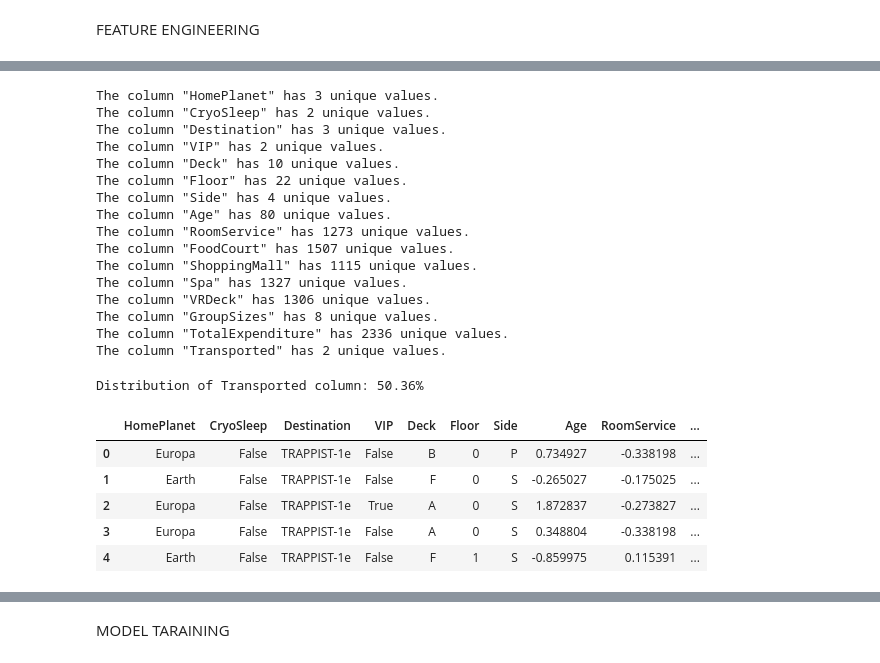
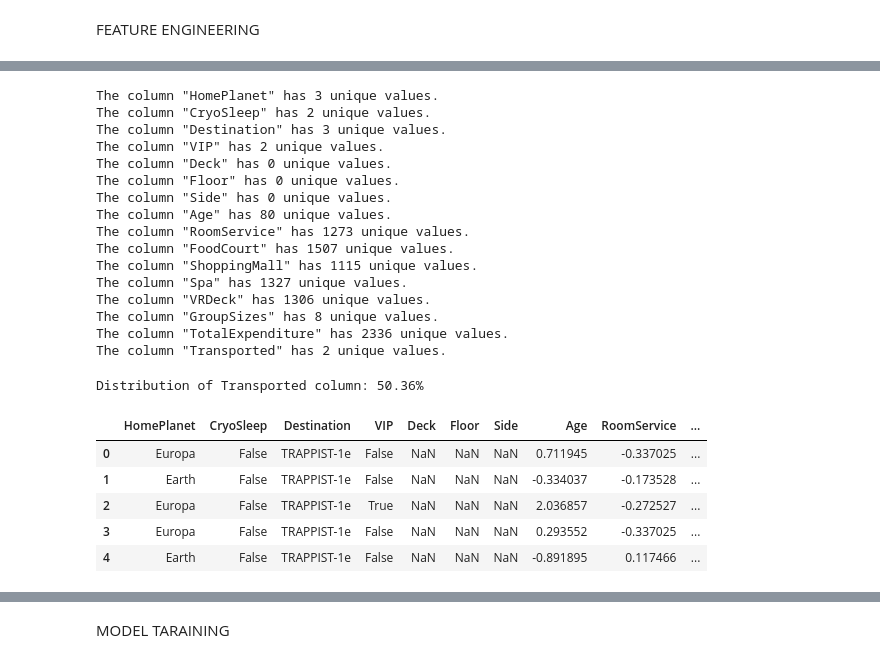
Before and after one commit to RMDS-GroupProject/spaceship_titanic, a Jupyter notebook: test.ipynb, the cells around one changed output, grey strips where cells are left out. Drawn from its saved outputs; the diff is of its cells as text; code cells hidden in the pictures.

```diff
--- a/test.ipynb
+++ b/test.ipynb
@@ -353,0 +362,5 @@ data.head()
+# %%
+test_data = pd.read_csv("Data/test.csv")
+
+imputed_test_data = impute_and_feature_eng(test_data,'bfill', test=True)
+imputed_test_data
@@ -457,8 +418,8 @@ data.head()
 # %%
 #We will now move Deck, Floor, and Side to be before all the numerical features in the data
-numeric_features = data.select_dtypes(include=['int64', 'float64']).columns
+numeric_features = imputed_data.select_dtypes(include=['int64', 'float64']).columns
 new_cols_order = ['HomePlanet','CryoSleep','Destination', 'VIP', 'Deck', 'Floor', 'Side'] + numeric_features.tolist() + ['Transported']
-data = data.reindex(columns=new_cols_order)
-data.head()
+imputed_data = data.reindex(columns=new_cols_order)
+imputed_data.head()
 # %% [output]
 |  | HomePlanet | CryoSleep | Destination | VIP | Deck | Floor | Side | Age | RoomService | ... |
@@ -470,12 +431,12 @@ data.head()
 # %%
 #Change columns to correct dtype
-for colName in data.columns:
+for colName in imputed_data.columns:
     if colName in numeric_features:
         next
     else:
-        data[colName] = data[colName].astype('category')
+        imputed_data[colName] = imputed_data[colName].astype('category')
 
-data.dtypes
+imputed_data.dtypes
 # %% [output]
 HomePlanet          category
 CryoSleep           category
@@ -535,15 +485,15 @@ data.head()
 # %%
 #Let's see how many unique values each column has
-for i in data.columns:
-  print(f'The column "{i}" has {len(data[i].value_counts())} unique values.')
+for i in imputed_data.columns:
+  print(f'The column "{i}" has {len(imputed_data[i].value_counts())} unique values.')
 # %% [output]
 The column "HomePlanet" has 3 unique values.
 The column "CryoSleep" has 2 unique values.
 The column "Destination" has 3 unique values.
 The column "VIP" has 2 unique values.
-The column "Deck" has 10 unique values.
-The column "Floor" has 22 unique values.
-The column "Side" has 4 unique values.
+The column "Deck" has 0 unique values.
+The column "Floor" has 0 unique values.
+The column "Side" has 0 unique values.
 The column "Age" has 80 unique values.
 The column "RoomService" has 1273 unique values.
 The column "FoodCourt" has 1507 unique values.
@@ -554,6 +504,6 @@ The column "GroupSizes" has 8 unique values.
 The column "TotalExpenditure" has 2336 unique values.
 The column "Transported" has 2 unique values.
 # %%
-data['Transported'] = data['Transported'].astype(int)
+imputed_data['Transported'] = imputed_data['Transported'].astype(int)
 # %%
 #Let's see the distribution of our Transported column
@@ -563,16 +513,18 @@ Distribution of Transported column: 50.36%
 # %%
 #We need to standardize the features: Age, RoomService, FoodCourt, ShoppingMall, Spa, VRDeck, and TotalExpenditure
 from sklearn.preprocessing import StandardScaler
 sc = StandardScaler()
-data[numeric_features] = sc.fit_transform(data[numeric_features])
-data.head()
+
+imputed_data[numeric_features] = sc.fit_transform(imputed_data[numeric_features])
+imputed_test_data[numeric_features] = sc.fit_transform(imputed_test_data[numeric_features])
+imputed_data.head()
 # %% [output]
 |  | HomePlanet | CryoSleep | Destination | VIP | Deck | Floor | Side | Age | RoomService | ... |
-| 0 | Europa | False | TRAPPIST-1e | False | B | 0 | P | 0.734927 | -0.338198 | ... |
-| 1 | Earth | False | TRAPPIST-1e | False | F | 0 | S | -0.265027 | -0.175025 | ... |
-| 2 | Europa | False | TRAPPIST-1e | True | A | 0 | S | 1.872837 | -0.273827 | ... |
-| 3 | Europa | False | TRAPPIST-1e | False | A | 0 | S | 0.348804 | -0.338198 | ... |
-| 4 | Earth | False | TRAPPIST-1e | False | F | 1 | S | -0.859975 | 0.115391 | ... |
+| 0 | Europa | False | TRAPPIST-1e | False | NaN | NaN | NaN | 0.711945 | -0.337025 | ... |
+| 1 | Earth | False | TRAPPIST-1e | False | NaN | NaN | NaN | -0.334037 | -0.173528 | ... |
+| 2 | Europa | False | TRAPPIST-1e | True | NaN | NaN | NaN | 2.036857 | -0.272527 | ... |
+| 3 | Europa | False | TRAPPIST-1e | False | NaN | NaN | NaN | 0.293552 | -0.337025 | ... |
+| 4 | Earth | False | TRAPPIST-1e | False | NaN | NaN | NaN | -0.891895 | 0.117466 | ... |
 # %%
 # We now need to encode our categorical features: HomePlanet, CryoSleep, Destination, VIP, Deck, Floor, and Side.
 
```
Also changed, not shown: parts of 28 cells of this notebook, 4 other files.
